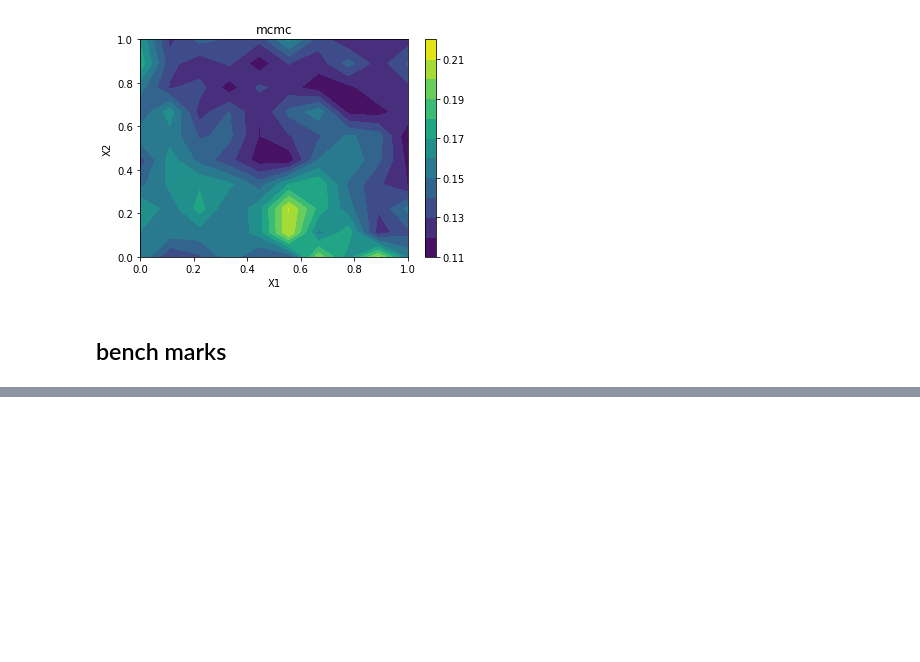
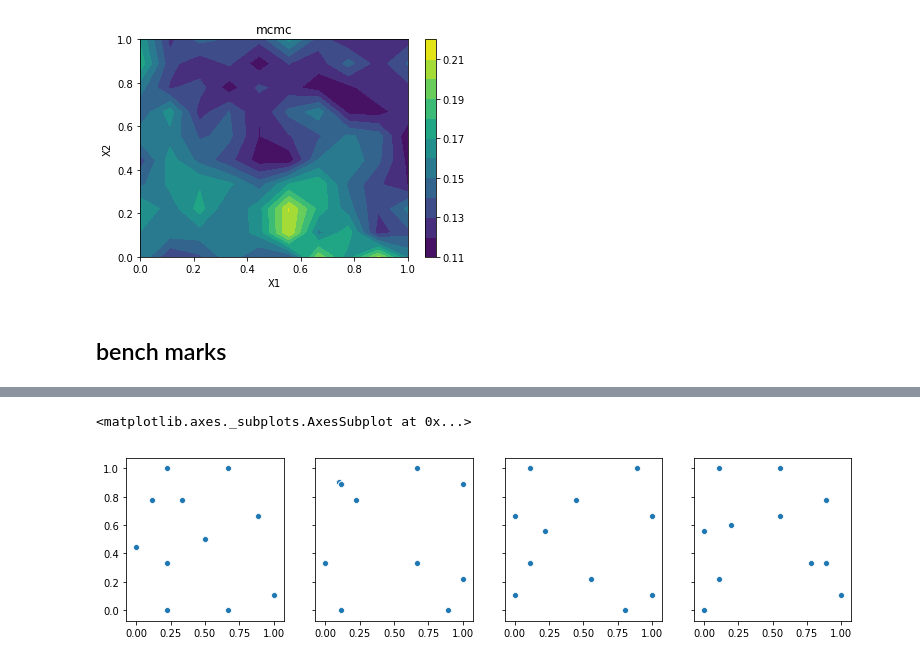
Before and after one commit to TakuTsuzuki/TimecostBO, a Jupyter notebook: mainfile-mcmcnaive_vs_rollout.ipynb, the cells around one changed output, grey strips where cells are left out. Drawn from its saved outputs; the diff is of its cells as text; code cells hidden in the pictures; blank space fills up the shorter version.

```diff
--- a/mainfile-mcmcnaive_vs_rollout.ipynb
+++ b/mainfile-mcmcnaive_vs_rollout.ipynb
@@ -237,10 +240,13 @@ sns.scatterplot(queriesro[3][:,0],queriesei[3][:,1], ax =ax4)
 # %%
 fig, (ax1, ax2, ax3, ax4) = plt.subplots(1, 4,sharex=True,sharey=True,figsize=(13,3))
 
-sns.scatterplot(queriesro[0][:,0],queriesnaivemcmc[0][:,1], ax =ax1)
-sns.scatterplot(queriesro[1][:,0],queriesnaivemcmc[1][:,1], ax =ax2)
-sns.scatterplot(queriesro[2][:,0],queriesnaivemcmc[2][:,1], ax =ax3)
-sns.scatterplot(queriesro[3][:,0],queriesnaivemcmc[3][:,1], ax =ax4)
+sns.scatterplot(queriesnaivemcmc[0][:,0],queriesnaivemcmc[0][:,1], ax =ax1)
+sns.scatterplot(queriesnaivemcmc[1][:,0],queriesnaivemcmc[1][:,1], ax =ax2)
+sns.scatterplot(queriesnaivemcmc[2][:,0],queriesnaivemcmc[2][:,1], ax =ax3)
+sns.scatterplot(queriesnaivemcmc[3][:,0],queriesnaivemcmc[3][:,1], ax =ax4)
+# %% [output]
+<matplotlib.axes._subplots.AxesSubplot at 0x...>
+[figure, added]
 # %%
 fig, (ax1, ax2, ax3, ax4) = plt.subplots(1, 4,sharex=True,sharey=True,figsize=(13,3))
 
```
Also changed, not shown: parts of 7 cells of this notebook, 18 other files.
